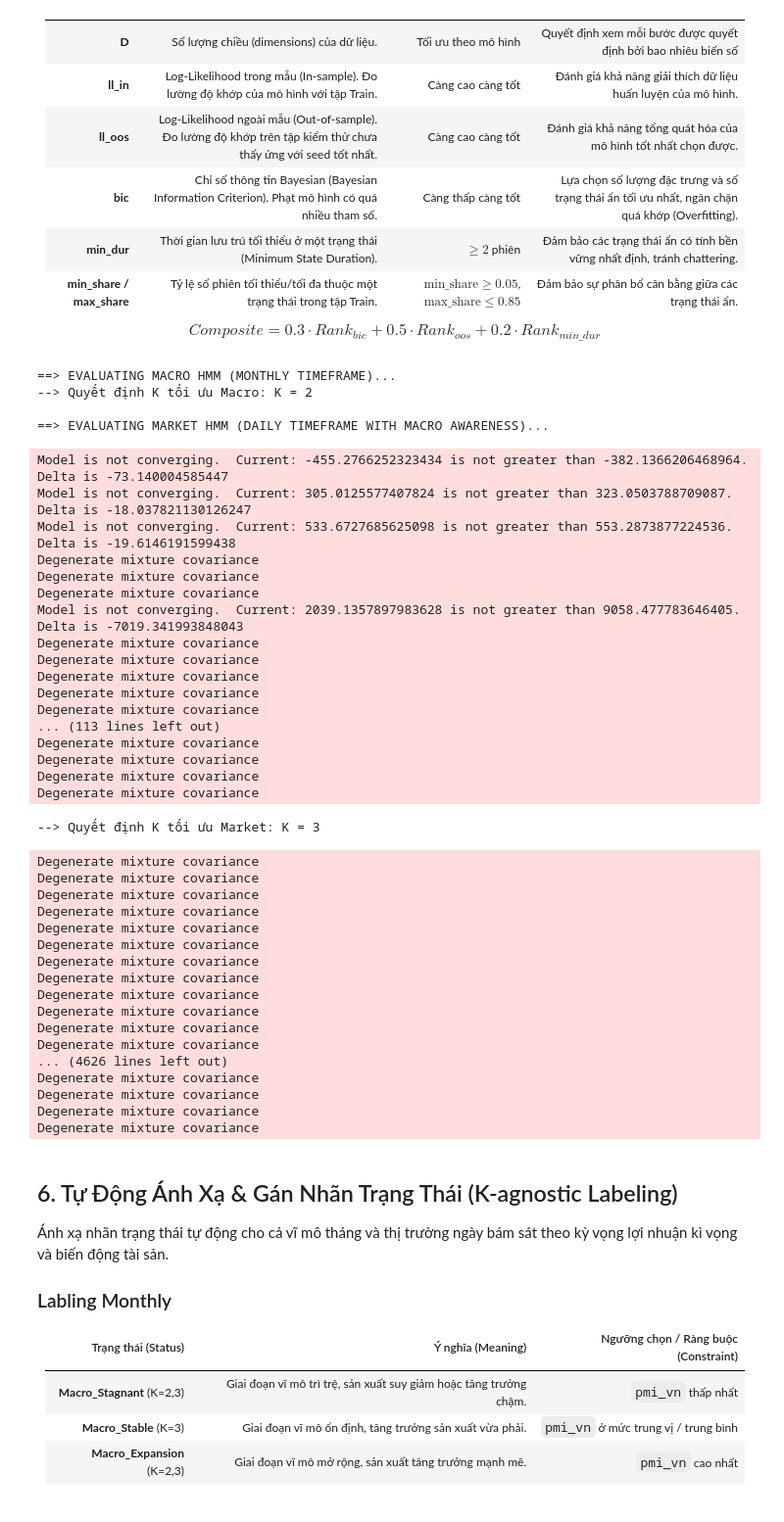
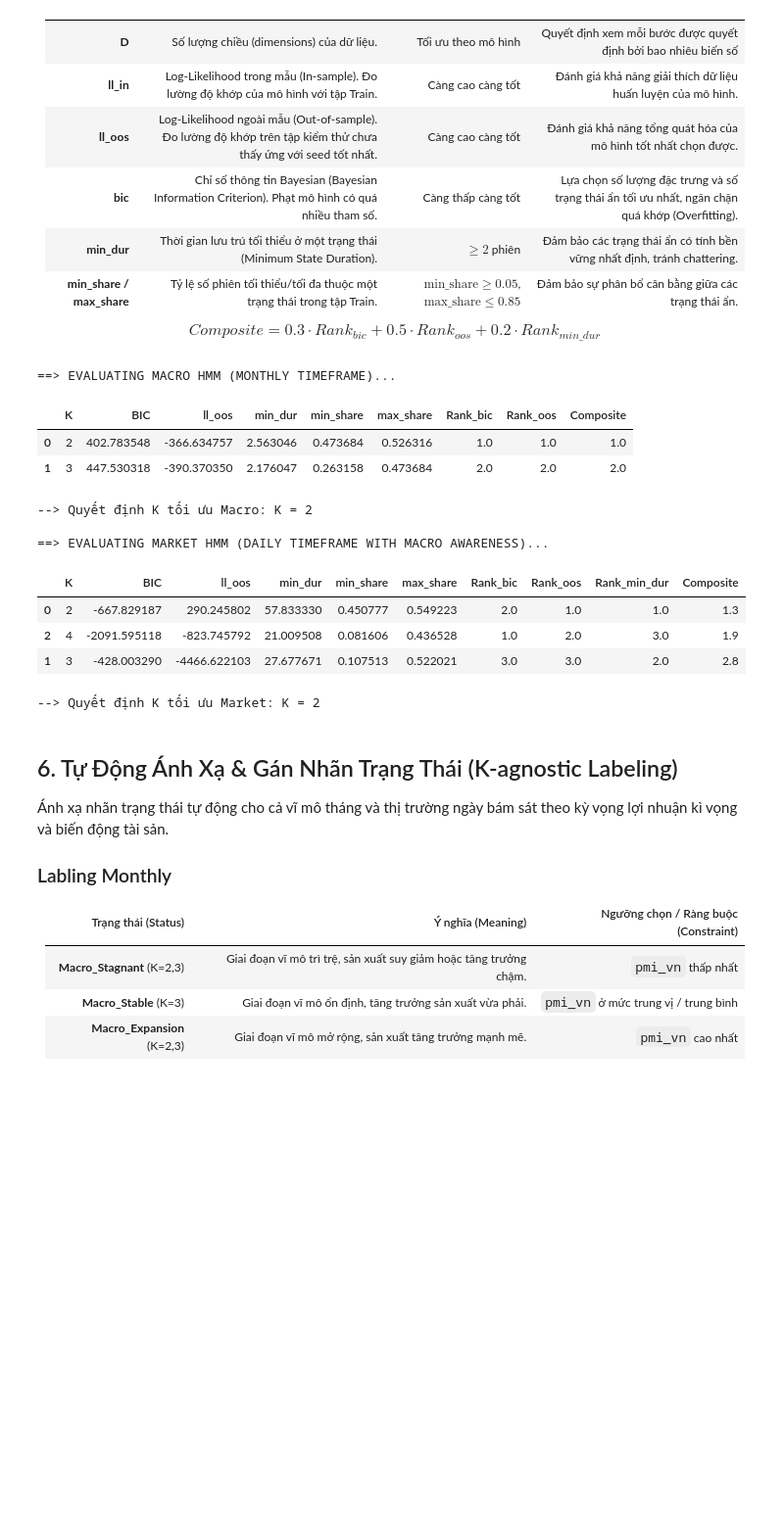
Before and after one commit to ZzzNTKzzZ/Ai-Quantum, a Jupyter notebook: notebooks/f.ipynb, the cells around one changed output. Shown at 98% size. Cells and saved outputs as stored; diff of their text form; code cells hidden in the pictures; blank space fills up the shorter version.

```diff
--- a/notebooks/f.ipynb
+++ b/notebooks/f.ipynb
@@ -285,6 +305,8 @@ Z_train_macro = Z_data_macro[train_mask_macro]
 Z_oos_macro = Z_data_macro[~train_mask_macro]
 
 def evaluate_hmm(K, Z_train, Z_oos, seeds=3):
+    Z_train = Z_train + np.random.normal(0, 1e-4, Z_train.shape)
+    if len(Z_oos) > 0: Z_oos = Z_oos + np.random.normal(0, 1e-4, Z_oos.shape)
     best_bic, best_ll_oos, best_model = np.inf, -np.inf, None
     best_min_dur, best_min_share, best_max_share = 0, 0, 1
 
@@ -330,6 +352,7 @@ if len(res_df_macro) > 0:
     res_df_macro = res_df_macro.sort_values('Composite')
     K_macro = int(res_df_macro.iloc[0]['K'])
     best_macro_hmm = models_macro[K_macro]
+    display(res_df_macro)
     print(f"--> Quyết định K tối ưu Macro: K = {K_macro}")
 
     global_macro_regimes, macro_probs = get_hmm_filtered_inference(best_macro_hmm, Z_data_macro)
@@ -361,72 +384,46 @@ Z_data_market = df_market[combined_market_features].fillna(0).values
 
 Z_train_market = Z_data_market[train_mask_market]
 Z_oos_market = Z_data_market[~train_mask_market]
 
 results_market, models_market = [], {}
 for K in [2, 3, 4]:
     m, bic, ll_oos, min_dur, min_share, max_share = evaluate_hmm(K, Z_train_market, Z_oos_market)
     if m:
         results_market.append({'K': K, 'BIC': bic, 'll_oos': ll_oos, 'min_dur': min_dur, 'min_share': min_share, 'max_share': max_share})
         models_market[K] = m
 res_df_market = pd.DataFrame(results_market)
 
 if len(res_df_market) > 0:
     res_df_market['Rank_bic'] = res_df_market['BIC'].rank(ascending=True)
     res_df_market['Rank_oos'] = res_df_market['ll_oos'].rank(ascending=False)
     res_df_market['Rank_min_dur'] = res_df_market['min_dur'].rank(ascending=False)
     res_df_market['Composite'] = 0.3 * res_df_market['Rank_bic'] + 0.5 * res_df_market['Rank_oos'] + 0.2 * res_df_market['Rank_min_dur']
     res_df_market = res_df_market.sort_values('Composite')
-    K_market = 3 # Thường cố định K=3
+    K_market = 0 # Thường cố định K=3
     if K_market not in models_market:
         K_market = int(res_df_market.iloc[0]['K'])
     best_market_hmm = models_market[K_market]
+    display(res_df_market)
     print(f"--> Quyết định K tối ưu Market: K = {K_market}")
 
     global_market_regimes_filtered, market_probs = get_hmm_filtered_inference(best_market_hmm, Z_data_market)
     for i in range(K_market):
         df_market[f'Market_Prob_{i}'] = market_probs[:, i]
 else:
     print("Không tìm thấy cấu hình Market HMM hội tụ!")
 # %% [output]
 ==> EVALUATING MACRO HMM (MONTHLY TIMEFRAME)...
---> Quyết định K tối ưu Macro: K = 2
-
-==> EVALUATING MARKET HMM (DAILY TIMEFRAME WITH MACRO AWARENESS)...
+|  | K | BIC | ll_oos | min_dur | min_share | max_share | Rank_bic | Rank_oos | Composite |
+| 0 | 2 | 402.783548 | -366.634757 | 2.563046 | 0.473684 | 0.526316 | 1.0 | 1.0 | 1.0 |
+| 1 | 3 | 447.530318 | -390.370350 | 2.176047 | 0.263158 | 0.473684 | 2.0 | 2.0 | 2.0 |
-Model is not converging.  Current: -455.2766252323434 is not greater than -382.1366206468964. Delta is -73.140004585447
-Model is not converging.  Current: 305.0125577407824 is not greater than 323.0503788709087. Delta is -18.037821130126247
-Model is not converging.  Current: 533.6727685625098 is not greater than 553.2873877224536. Delta is -19.6146191599438
-Degenerate mixture covariance
-Degenerate mixture covariance
-Degenerate mixture covariance
-Model is not converging.  Current: 2039.1357897983628 is not greater than 9058.477783646405. Delta is -7019.341993848043
-Degenerate mixture covariance
-Degenerate mixture covariance
-Degenerate mixture covariance
-Degenerate mixture covariance
-Degenerate mixture covariance
-... (113 lines left out)
-Degenerate mixture covariance
-Degenerate mixture covariance
-Degenerate mixture covariance
-Degenerate mixture covariance
+--> Quyết định K tối ưu Macro: K = 2
+
+==> EVALUATING MARKET HMM (DAILY TIMEFRAME WITH MACRO AWARENESS)...
+|  | K | BIC | ll_oos | min_dur | min_share | max_share | Rank_bic | Rank_oos | Rank_min_dur | Composite |
+| 0 | 2 | -667.829187 | 290.245802 | 57.833330 | 0.450777 | 0.549223 | 2.0 | 1.0 | 1.0 | 1.3 |
+| 2 | 4 | -2091.595118 | -823.745792 | 21.009508 | 0.081606 | 0.436528 | 1.0 | 2.0 | 3.0 | 1.9 |
+| 1 | 3 | -428.003290 | -4466.622103 | 27.677671 | 0.107513 | 0.522021 | 3.0 | 3.0 | 2.0 | 2.8 |
---> Quyết định K tối ưu Market: K = 3
+--> Quyết định K tối ưu Market: K = 2
-Degenerate mixture covariance
-Degenerate mixture covariance
-Degenerate mixture covariance
-Degenerate mixture covariance
-Degenerate mixture covariance
-Degenerate mixture covariance
-Degenerate mixture covariance
-Degenerate mixture covariance
-Degenerate mixture covariance
-Degenerate mixture covariance
-Degenerate mixture covariance
-Degenerate mixture covariance
-... (4626 lines left out)
-Degenerate mixture covariance
-Degenerate mixture covariance
-Degenerate mixture covariance
-Degenerate mixture covariance
 # %% [markdown]
 ## 6. Tự Động Ánh Xạ & Gán Nhãn Trạng Thái (K-agnostic Labeling)
 
```
Also changed, not shown: parts of 10 cells of this notebook, 7 other files.
